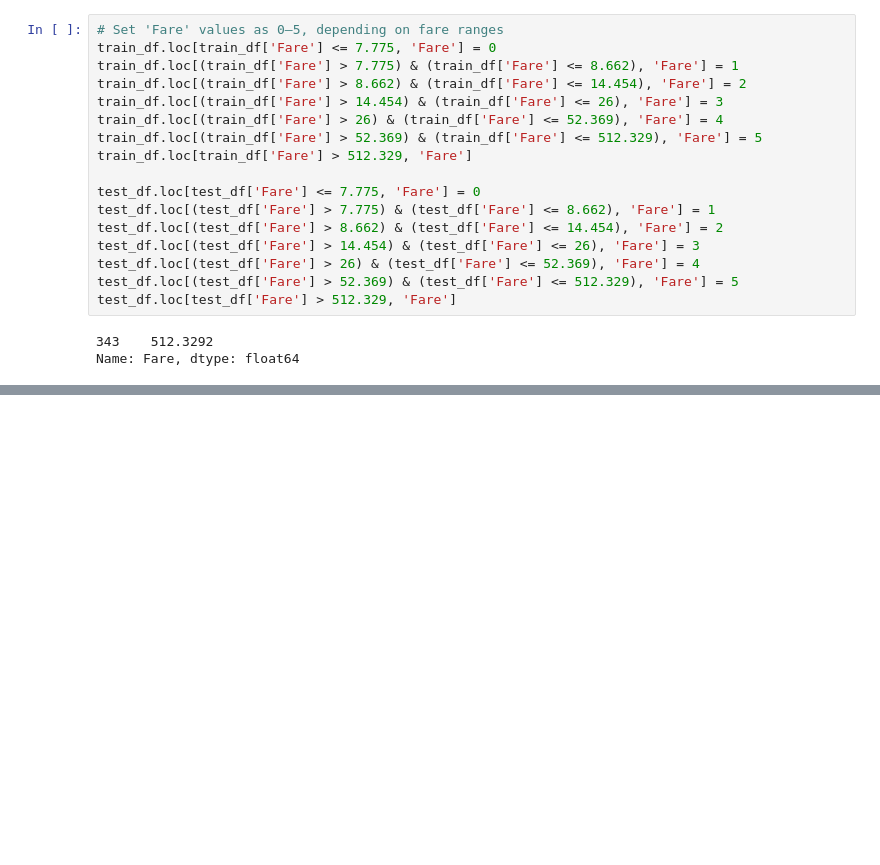
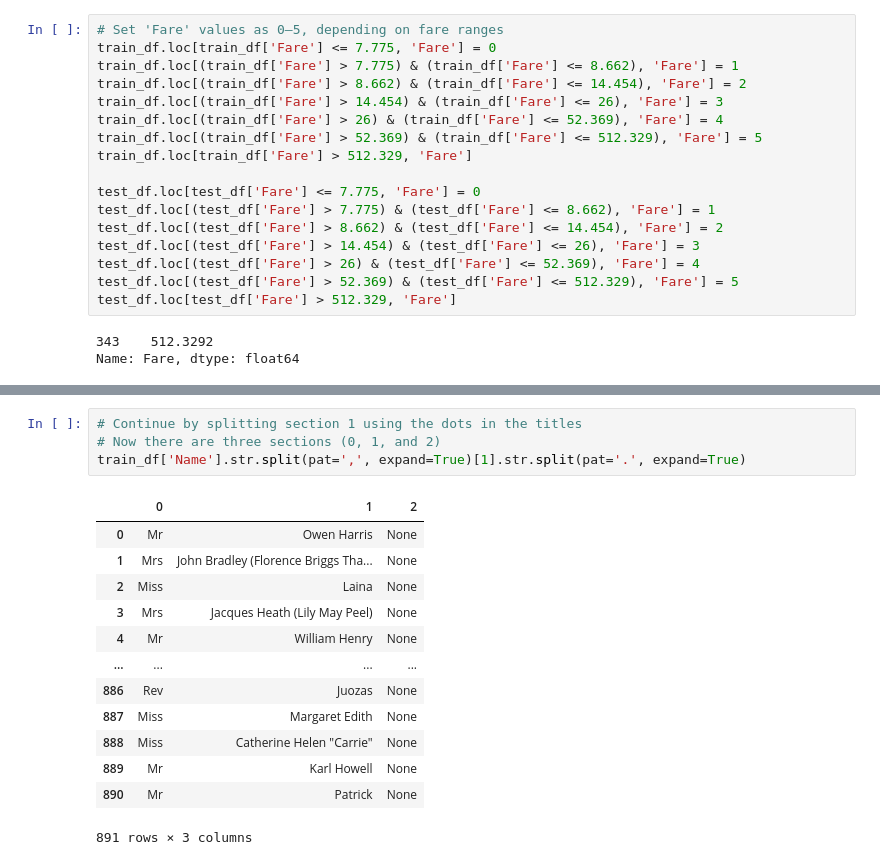
Before and after one commit to jonidaniel/data-science-and-machine-learning, a Jupyter notebook: kaggle/competitions/titanic-machine-learning-from-disaster/titanic.ipynb, the cells around one changed output, grey strips where cells are left out. Cells and saved outputs as stored; diff of their text form; blank space fills up the shorter version.

```diff
--- a/kaggle/competitions/titanic-machine-learning-from-disaster/titanic.ipynb
+++ b/kaggle/competitions/titanic-machine-learning-from-disaster/titanic.ipynb
@@ -375,0 +429,18 @@ train_df.head()
+# %%
+# Continue by splitting section 1 using the dots in the titles
+# Now there are three sections (0, 1, and 2)
+train_df['Name'].str.split(pat=',', expand=True)[1].str.split(pat='.', expand=True)
+# %% [output]
+|  | 0 | 1 | 2 |
+| 0 | Mr | Owen Harris | None |
+| 1 | Mrs | John Bradley (Florence Briggs Tha... | None |
+| 2 | Miss | Laina | None |
+| 3 | Mrs | Jacques Heath (Lily May Peel) | None |
+| 4 | Mr | William Henry | None |
+| ... | ... | ... | ... |
+| 886 | Rev | Juozas | None |
+| 887 | Miss | Margaret Edith | None |
+| 888 | Miss | Catherine Helen "Carrie" | None |
+| 889 | Mr | Karl Howell | None |
+| 890 | Mr | Patrick | None |
+891 rows × 3 columns
```
Also changed, not shown: parts of 12 cells of this notebook.
